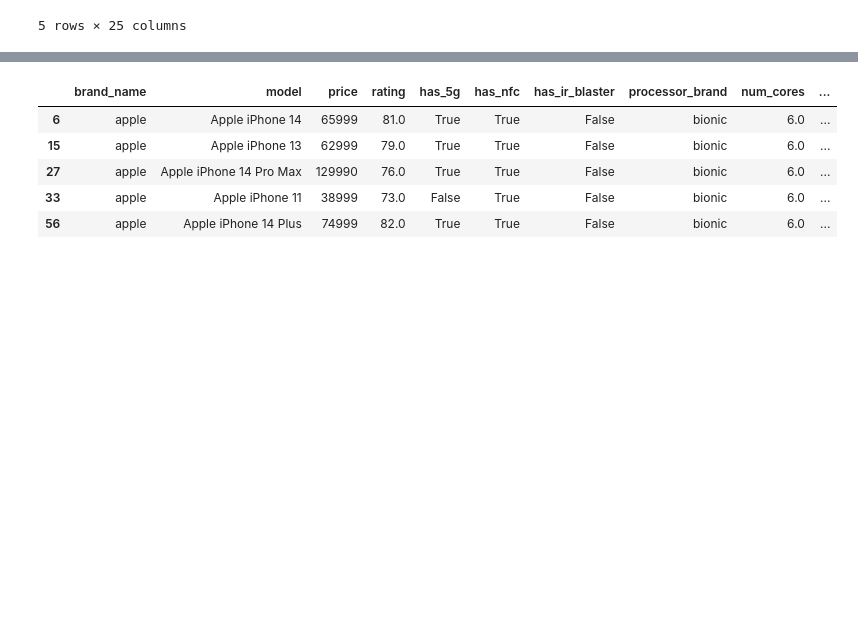
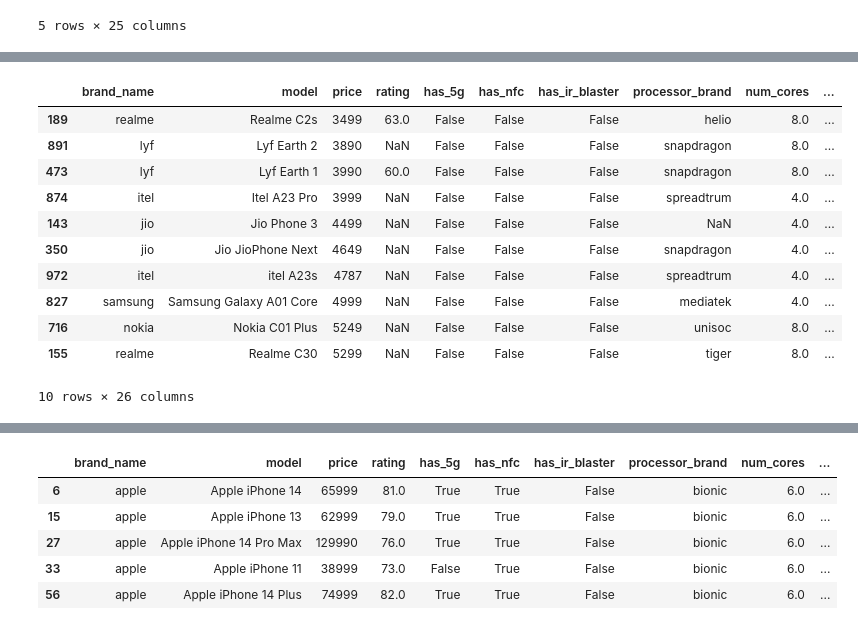
Before and after one commit to GlitchyStar717/AneXPrototype, a Jupyter notebook: try.ipynb, the cells around one changed output, grey strips where cells are left out. Cells and saved outputs as stored; diff of their text form; code cells hidden in the pictures; blank space fills up the shorter version.

Commit message:
Ajhai ni sakkako xaina. j hosh pragati xa. aba bholi ta sure sakkinxa.. alikati NA values lai handle ra prompt ko basis maa filter garna baki xa. I will have time tommorow..

```diff
--- a/try.ipynb
+++ b/try.ipynb
@@ -93,3 +152,18 @@ final_rec.head()
 | 3 | motorola | Motorola Moto G62 5G | 14999 | 81.0 | True | False | False | snapdragon | 8.0 | ... |
 | 4 | realme | Realme 10 Pro Plus | 24999 | 82.0 | True | False | False | dimensity | 8.0 | ... |
 5 rows × 25 columns
+# %%
+def evaluate_resolution(expression):
+    try:
+        # Replace special characters and evaluate the expression
+        expression = expression['resolution'].replace(" ", "").replace("x", "*")
+        return  eval(expression)
+
+    except Exception as e:
+        # Handle any errors that occur during evaluation
+        print(f"Error evaluating expression '{expression}': {e}")
+        return False
+    # return expression['resolution']
+
+df['pixels'] = df.apply(evaluate_resolution,axis=1)
+np.percentile(df['pixels'],99)
@@ -96,3 +258,19 @@ final_rec.head()
+# %%
+expensives = df.query("price <= 5449")
+expensives.sort_values(by='price', ascending=True)
+# %% [output]
+|  | brand_name | model | price | rating | has_5g | has_nfc | has_ir_blaster | processor_brand | num_cores | ... |
+| 189 | realme | Realme C2s | 3499 | 63.0 | False | False | False | helio | 8.0 | ... |
+| 891 | lyf | Lyf Earth 2 | 3890 | NaN | False | False | False | snapdragon | 8.0 | ... |
+| 473 | lyf | Lyf Earth 1 | 3990 | 60.0 | False | False | False | snapdragon | 8.0 | ... |
+| 874 | itel | Itel A23 Pro | 3999 | NaN | False | False | False | spreadtrum | 4.0 | ... |
+| 143 | jio | Jio Phone 3 | 4499 | NaN | False | False | False | NaN | 4.0 | ... |
+| 350 | jio | Jio JioPhone Next | 4649 | NaN | False | False | False | snapdragon | 4.0 | ... |
+| 972 | itel | itel A23s | 4787 | NaN | False | False | False | spreadtrum | 4.0 | ... |
+| 827 | samsung | Samsung Galaxy A01 Core | 4999 | NaN | False | False | False | mediatek | 4.0 | ... |
+| 716 | nokia | Nokia C01 Plus | 5249 | NaN | False | False | False | unisoc | 8.0 | ... |
+| 155 | realme | Realme C30 | 5299 | NaN | False | False | False | tiger | 8.0 | ... |
+10 rows × 26 columns
 # %%
 objects = df[df["rating"].isnull()]
 print(objects)
```
Also changed, not shown: parts of 15 cells of this notebook.
